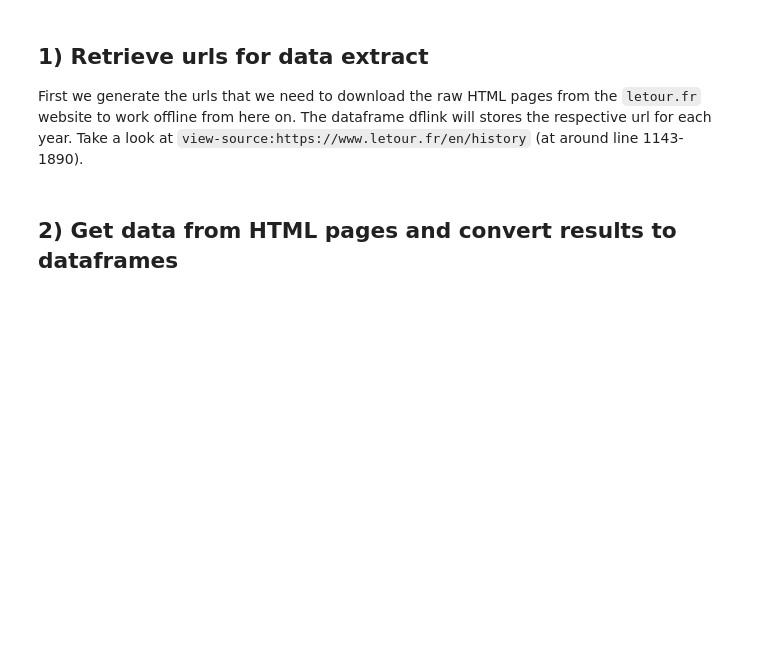
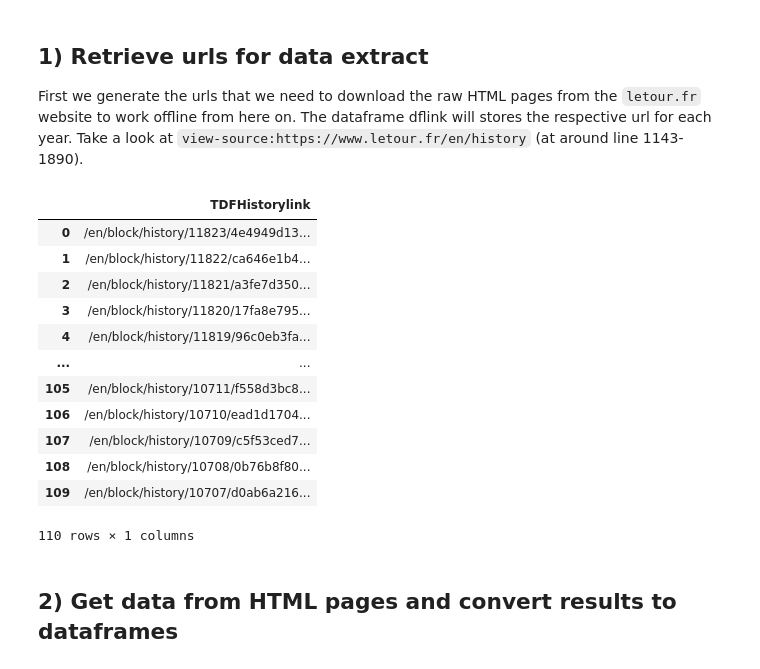
Before and after one commit to aetperf/LeTourDataSet, a Jupyter notebook: notebooks/main.ipynb, the cells around one changed output. Drawn from its saved outputs; the diff is of its cells as text; code cells hidden in the pictures; blank space fills up the shorter version.

```diff
--- a/notebooks/main.ipynb
+++ b/notebooks/main.ipynb
@@ -45,3 +38,27 @@ dflink
+# %%
+# Find all option elements with the data-tabs-ajax attribute
+options = souphistory.find_all('option', {'data-tabs-ajax': True})
+
+# Extract the data-tabs-ajax attributes
+data_tabs_ajax_values = [option['data-tabs-ajax'] for option in options]
+
+# Create a DataFrame with the extracted values
+dflink = pd.DataFrame(data_tabs_ajax_values, columns=['TDFHistorylink'])
+dflink
+# %% [output]
+|  | TDFHistorylink |
+| 0 | /en/block/history/11823/4e4949d13... |
+| 1 | /en/block/history/11822/ca646e1b4... |
+| 2 | /en/block/history/11821/a3fe7d350... |
+| 3 | /en/block/history/11820/17fa8e795... |
+| 4 | /en/block/history/11819/96c0eb3fa... |
+| ... | ... |
+| 105 | /en/block/history/10711/f558d3bc8... |
+| 106 | /en/block/history/10710/ead1d1704... |
+| 107 | /en/block/history/10709/c5f53ced7... |
+| 108 | /en/block/history/10708/0b76b8f80... |
+| 109 | /en/block/history/10707/d0ab6a216... |
+110 rows × 1 columns
 # %% [markdown]
 ## 2) Get data from HTML pages and convert results to dataframes
 # %% [markdown]
```
Also changed, not shown: parts of 7 cells of this notebook, 5 other files.
